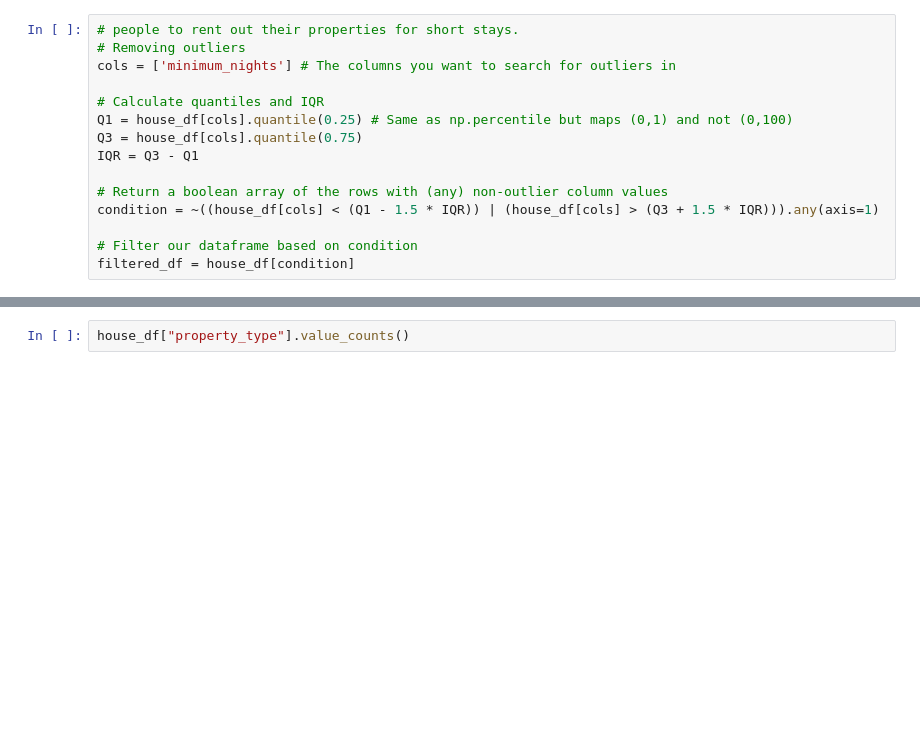
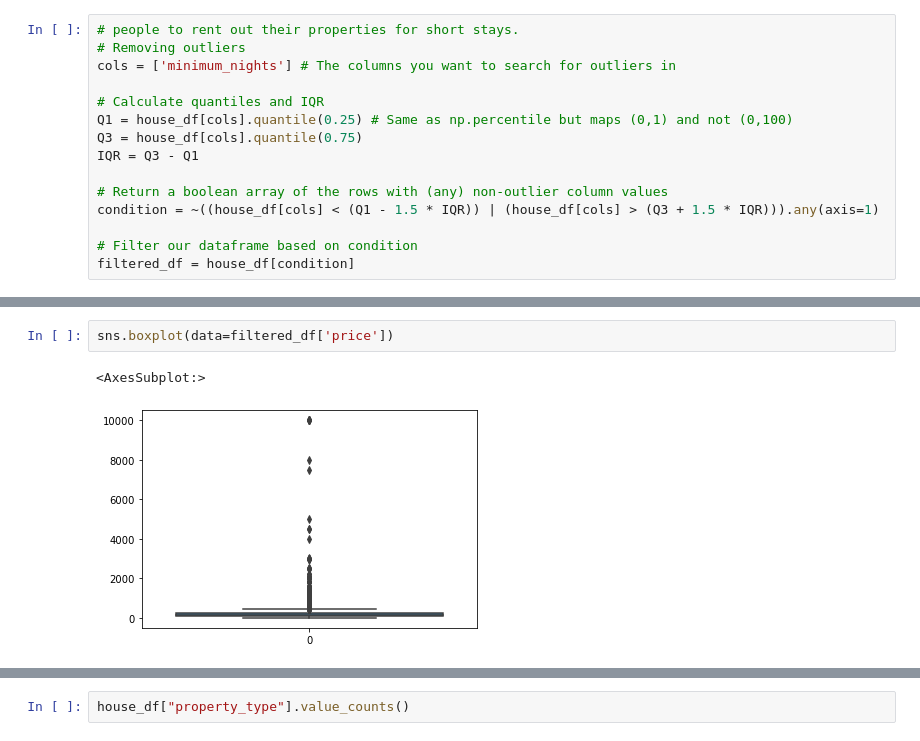
Before and after one commit to luiveldel/DataScientistCertificate--HousePricing, a Jupyter notebook: House Price Prediction Linear Regression.ipynb, the cells around one changed output, grey strips where cells are left out. Drawn from its saved outputs; the diff is of its cells as text; blank space fills up the shorter version.

```diff
--- a/House Price Prediction Linear Regression.ipynb
+++ b/House Price Prediction Linear Regression.ipynb
@@ -146 +160,6 @@ plt.boxplot(house_df["minimum_nights"])
 [figure]
+# %%
+sns.boxplot(data=filtered_df['price'])
+# %% [output]
+<AxesSubplot:>
+[figure, added]
```
Also changed, not shown: parts of 27 cells of this notebook.
